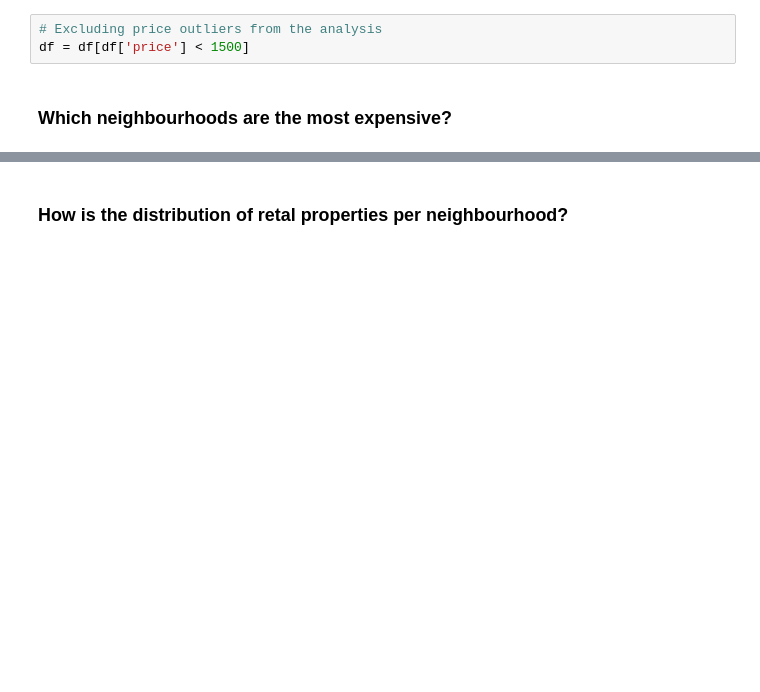
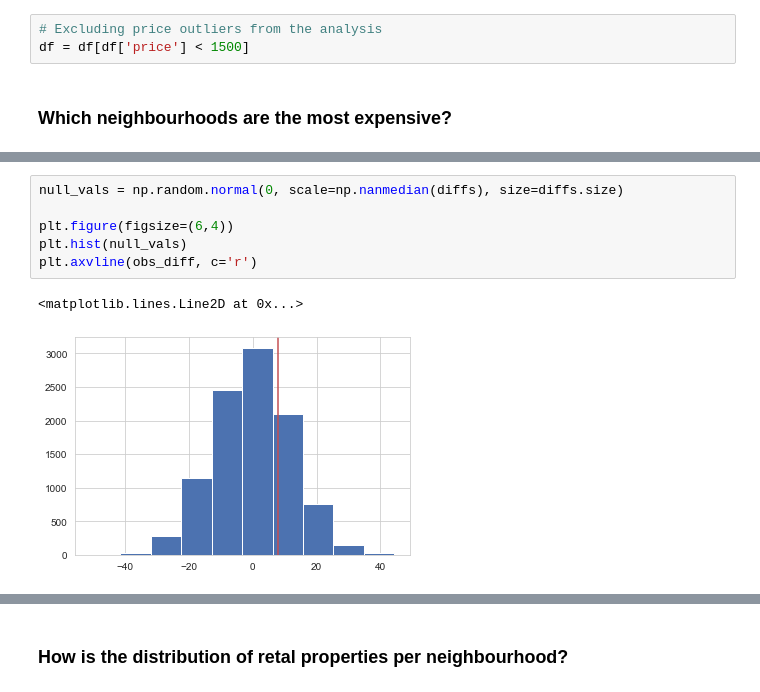
Before and after one commit to vitorscheifler/boston-airbnb-analysis, a Jupyter notebook: Boston Airbnb Analysis.ipynb, the cells around one changed output, grey strips where cells are left out. Saved outputs shown, nothing was run; the diff lists cells and outputs as text; blank space fills up the shorter version.

```diff
--- a/Boston Airbnb Analysis.ipynb
+++ b/Boston Airbnb Analysis.ipynb
@@ -202,0 +253,9 @@ df = df[df['price'] < 1500]
+# %%
+null_vals = np.random.normal(0, scale=np.nanmedian(diffs), size=diffs.size)
+
+plt.figure(figsize=(6,4))
+plt.hist(null_vals)
+plt.axvline(obs_diff, c='r')
+# %% [output]
+<matplotlib.lines.Line2D at 0x...>
+[figure, added]
```
Also changed, not shown: parts of 8 cells of this notebook.
